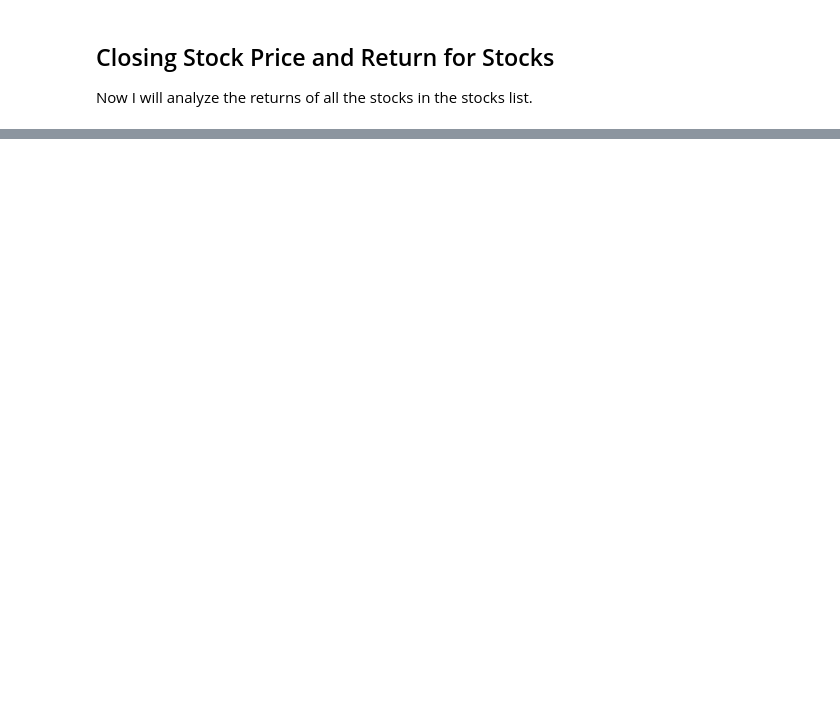
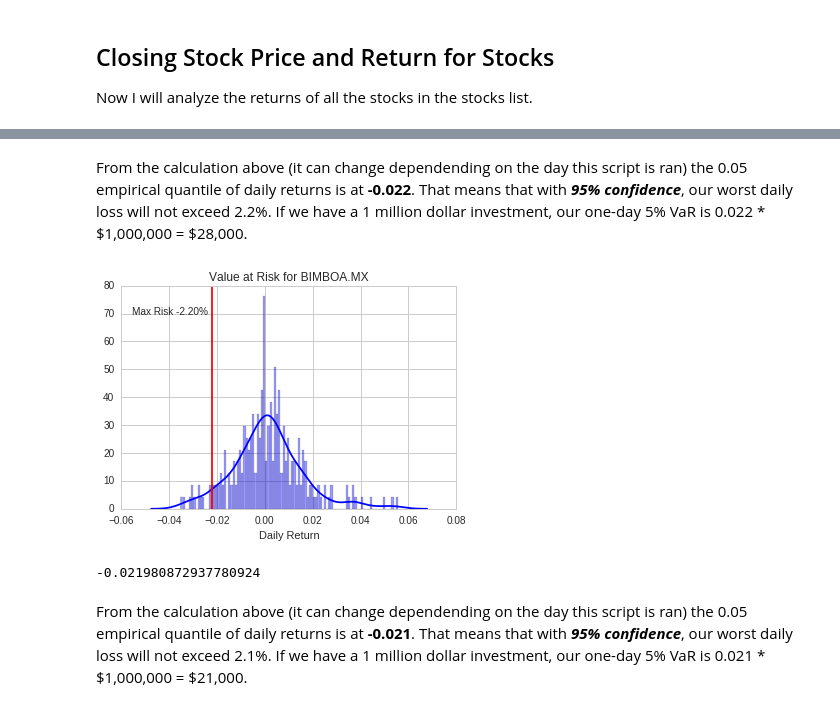
Before and after one commit to jarturomora/python-data-analysis, a Jupyter notebook: Mexican Stocks Data Analysis.ipynb, the cells around one changed output, grey strips where cells are left out. Cells and saved outputs as stored; diff of their text form; code cells hidden in the pictures; blank space fills up the shorter version.

```diff
--- a/Mexican Stocks Data Analysis.ipynb
+++ b/Mexican Stocks Data Analysis.ipynb
@@ -278,0 +339,14 @@ sns.jointplot('BACHOCOB.MX', 'BIMBOA.MX', stock_returns, kind = 'scatter')
+# %% [markdown]
+From the calculation above (it can change dependending on the day this script is ran) the 0.05 empirical quantile of daily returns is at **-0.022**. That means that with **_95% confidence_**, our worst daily loss will not exceed 2.2%. If we have a 1 million dollar investment, our one-day 5% VaR is 0.022 * \$1,000,000 = \$28,000.
+# %%
+# Plotting value at risk for BIMBOA.MX
+plot_value_risk(symbols['BIMBOA.MX'], 'BIMBOA.MX', 'Daily Return')
+# %% [output]
+[figure, added]
+# %%
+# The 0.05 empirical quantile of daily returns
+returns['BIMBOA.MX'].quantile(0.05)
+# %% [output]
+-0.021980872937780924
+# %% [markdown]
+From the calculation above (it can change dependending on the day this script is ran) the 0.05 empirical quantile of daily returns is at **-0.021**. That means that with **_95% confidence_**, our worst daily loss will not exceed 2.1%. If we have a 1 million dollar investment, our one-day 5% VaR is 0.021 * \$1,000,000 = \$21,000.
```
Also changed, not shown: parts of 33 cells of this notebook, 1 other file.
